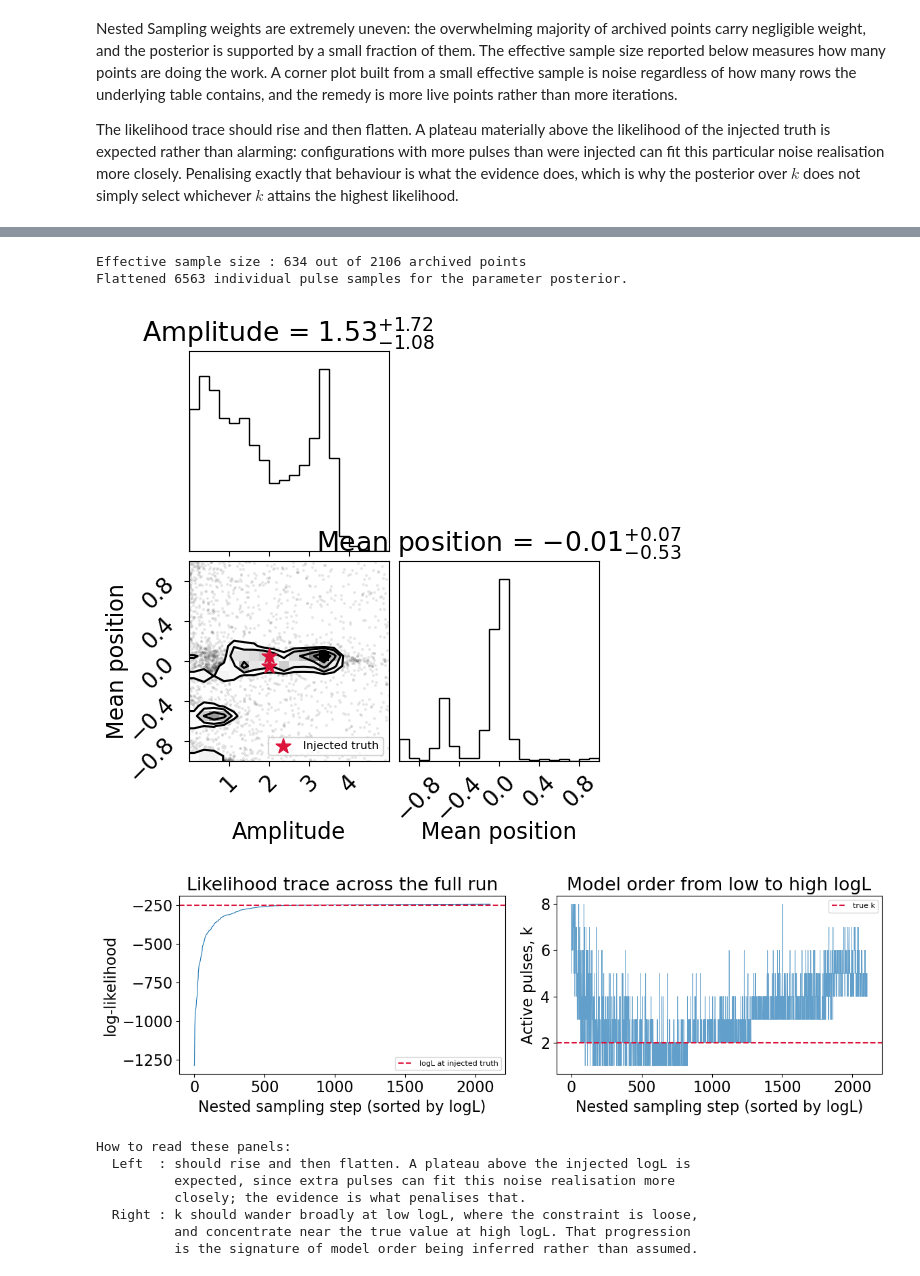
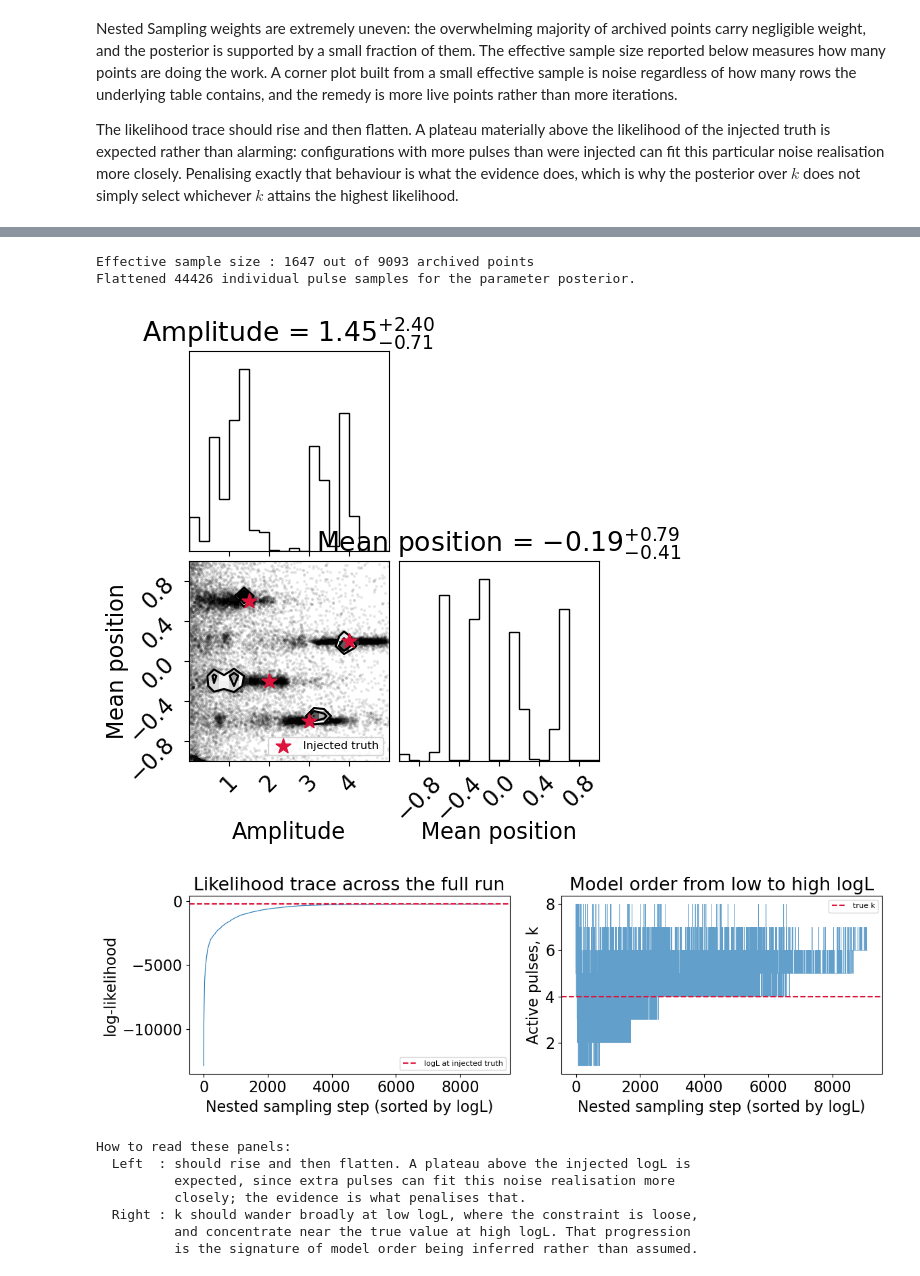
Before and after one commit to StratosKour/transdimensional-nested-sampler, a Jupyter notebook: Transnested.ipynb, the cells around one changed output, grey strips where cells are left out. Saved outputs shown, nothing was run; the diff lists cells and outputs as text; code cells hidden in the pictures.

```diff
--- a/Transnested.ipynb
+++ b/Transnested.ipynb
@@ -123,8 +123,10 @@ time_axis_upper_bound = +1.0
 #   Constraint: every value must lie inside the prior bounds defined in Section 3,
 #   otherwise the true solution is unreachable by construction.
 true_injected_pulse_parameters = [
-    [2.0, -0.05],
-    [2.0, +0.05],
+    [3.0, -0.6],
+    [2.0, -0.2],
+    [4.0, +0.2],
+    [1.5, +0.6],
 ]
 
 # [TUNABLE] Standard deviation of the white Gaussian measurement noise.
@@ -132,8 +134,7 @@ true_injected_pulse_parameters = [
 #   Small (0.1) : high SNR — the model order is close to visually obvious.
 #   Large (1.0) : low SNR  — pulses are buried in noise, which is the regime where
 #                 evidence-based model selection genuinely earns its keep.
-noise_standard_deviation = 2.0
-
+noise_standard_deviation = 0.5
 
 # 2.2 — MODEL DEFINITION
 
@@ -948,7 +949,7 @@ number_of_temperatures = 1
 #   This is the principal accuracy-versus-runtime knob of the whole run. The
 #   evidence uncertainty scales as sqrt(H / nlive), so quadrupling the population
 #   halves the error bar, at roughly four times the cost per unit of compression.
-number_of_live_points = 25 * pulse_ndim * true_number_of_pulses
+number_of_live_points = 25 * pulse_ndim * nleaves_max["gauss"] // 2
 
 
 # 6.2 - Draw the initial population from the prior, once
@@ -2576,12 +2583,16 @@ corner_figure = corner.corner(
 corner_axes = np.array(corner_figure.axes).reshape((2, 2))
 scatter_ax = corner_axes[1, 0]
 
-true_params_array = np.asarray(true_injected_pulse_parameters)
+# Skipped entirely in the null test, where nothing was injected and there is no
+# truth to mark.
+if true_number_of_pulses > 0:
 
-scatter_ax.scatter(true_params_array[:, 0], true_params_array[:, 1],
-                   color="crimson", marker="*", s=120, zorder=10,
-                   label="Injected truth")
-scatter_ax.legend(fontsize=8)
+    true_params_array = np.asarray(true_injected_pulse_parameters)
+
+    scatter_ax.scatter(true_params_array[:, 0], true_params_array[:, 1],
+                       color="crimson", marker="*", s=120, zorder=10,
+                       label="Injected truth")
+    scatter_ax.legend(fontsize=8)
 
 plt.show()
 
@@ -2620,6 +2631,13 @@ axes[1].set_title("Model order from low to high logL")
 axes[1].legend(fontsize=8)
 
 plt.tight_layout()
+
+corner_figure.suptitle(
+    f"Conditional on signal present (P(k>=1) = {signal_model_posterior_mass:.1%} "
+    f"of total posterior mass)",
+    fontsize=10, y=1.02
+)
+
 plt.show()
 
 print("\nHow to read these panels:")
@@ -2651,7 +2669,7 @@ MAP estimate : k = 2   (true value: 2)
-Effective sample size : 634 out of 2106 archived points
-Flattened 6563 individual pulse samples for the parameter posterior.
+Effective sample size : 1647 out of 9093 archived points
+Flattened 44426 individual pulse samples for the parameter posterior.
-[figure, old version]
+[figure, new version]
-[figure, old version]
+[figure, new version]
 How to read these panels:
   Left  : should rise and then flatten. A plateau above the injected logL is
           expected, since extra pulses can fit this noise realisation more
```
Also changed, not shown: parts of 8 cells of this notebook.
